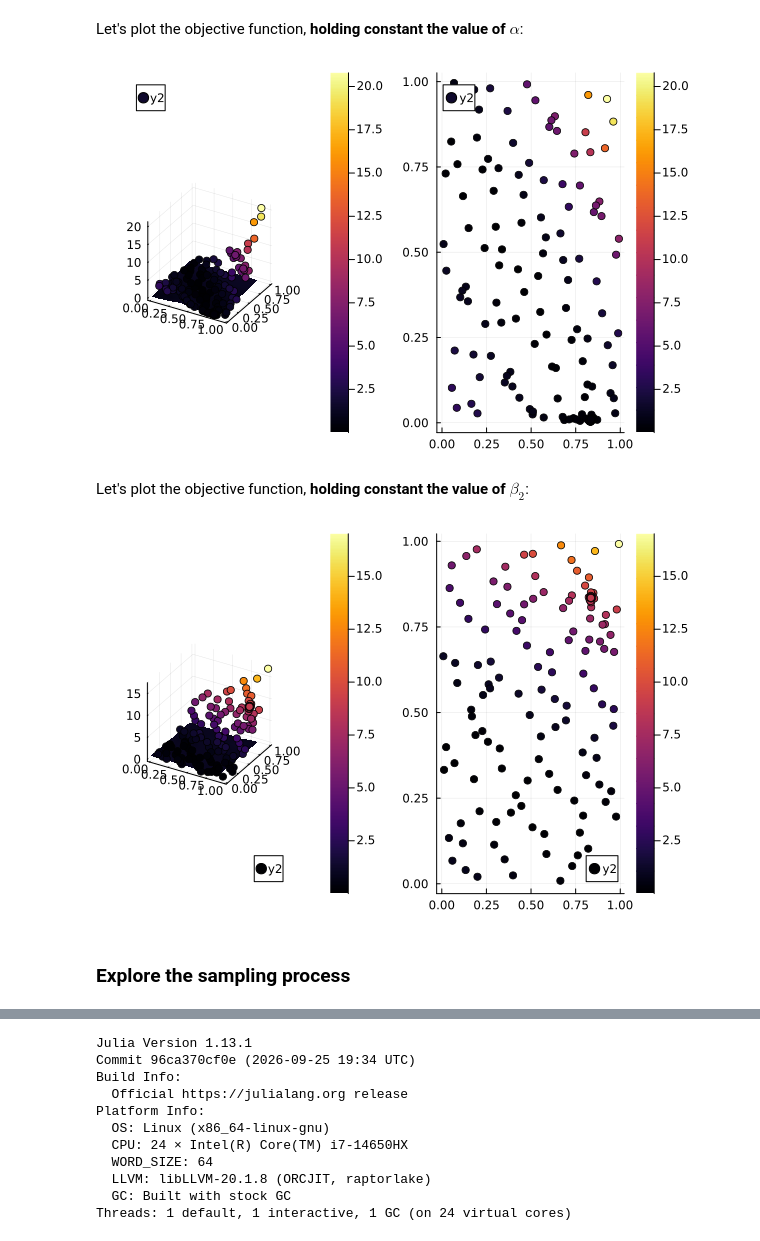
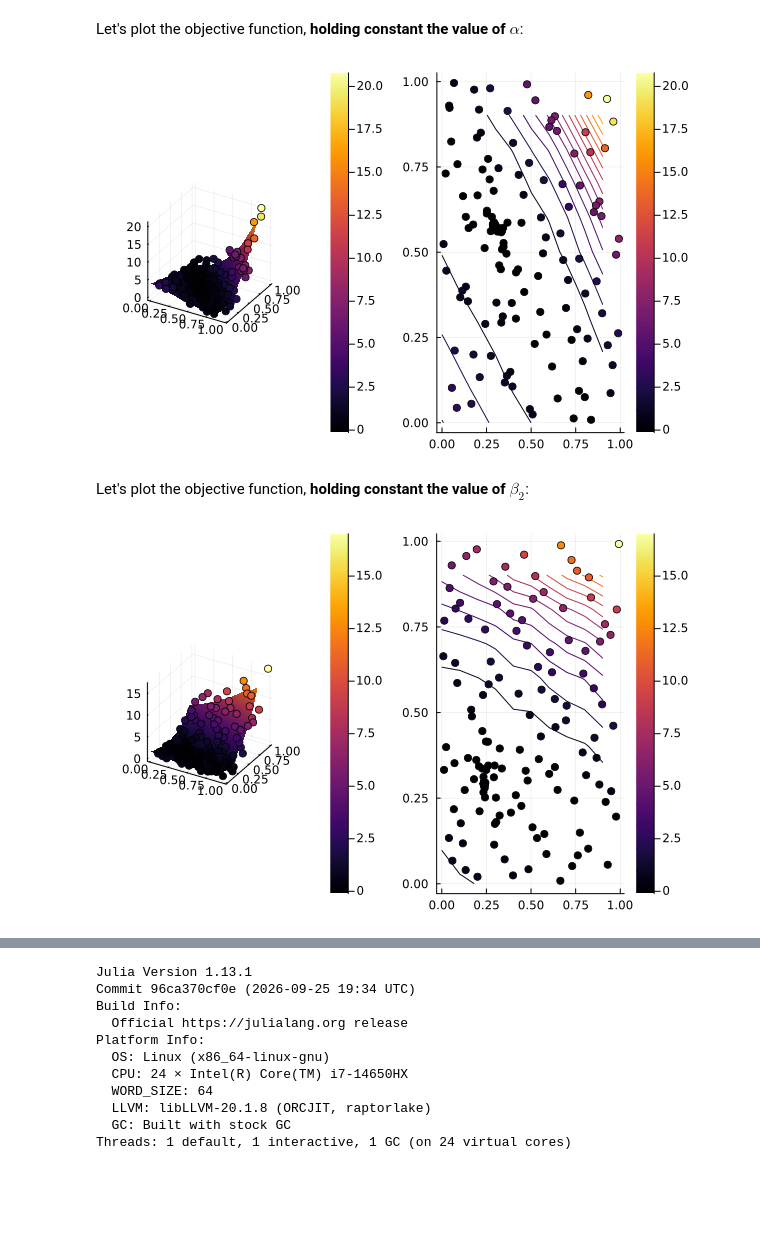
Before and after one commit to JulienPascal/MSM.jl, a Jupyter notebook: notebooks/Surrogates.ipynb, the cells around one changed output, grey strips where cells are left out. Cells and saved outputs as stored; diff of their text form; code cells hidden in the pictures; blank space fills up the shorter version.

```diff
--- a/notebooks/Surrogates.ipynb
+++ b/notebooks/Surrogates.ipynb
@@ -162,8 +163,10 @@ size(zs)
 # %% [output]
 (100,)
 # %%
-xs = [xy[1] for xy in xys]
-ys = [xy[2] for xy in xys]
-zs = [xy[3] for xy in xys]
-scatter(xs, ys, zs, zcolor=zs)
+# Sample points in the parameter space, colored by the value of the objective function
+# (zs, computed above, must not be overwritten: it is used to build the surrogate)
+alphas = [xy[1] for xy in xys]
+beta1s = [xy[2] for xy in xys]
+beta2s = [xy[3] for xy in xys]
+scatter(alphas, beta1s, beta2s, zcolor=zs, xlabel="alpha", ylabel="beta1", zlabel="beta2", label="")
 # %% [output]
@@ -208,29 +230,27 @@ Let's plot the objective function, **holding constant the value of $\alpha$**:
 # %%
 
 p1 = plot(collect(lower_bound[2]:0.1:upper_bound[2]), collect(lower_bound[3]:0.1:upper_bound[3]), (x, y) -> kriging_surrogate([alpha0 x y]), linetype=:surface)
-xs = [xy[2] for xy in xys]
-ys = [xy[3] for xy in xys]
-gg(x) = g([alpha0; x[2]; x[3]])
-zs = gg.(xys)
-scatter!(xs, ys, zs, marker_z=zs)
+beta1s = [xy[2] for xy in xys]
+beta2s = [xy[3] for xy in xys]
+g_alpha0(x) = g([alpha0; x[2]; x[3]]) #objective, holding alpha at its true value
+zs_alpha0 = g_alpha0.(xys)
+scatter!(beta1s, beta2s, zs_alpha0, marker_z=zs_alpha0, label="")
 p2 = contour(collect(lower_bound[2]:0.1:upper_bound[2]), collect(lower_bound[3]:0.1:upper_bound[3]), (x, y) -> kriging_surrogate([alpha0 x y]))
-scatter!(xs, ys, marker_z=zs)
+scatter!(beta1s, beta2s, marker_z=zs_alpha0, label="")
 plot(p1, p2)
 # %% [output]
-[figure, old version]
+[figure, new version]
 # %% [markdown]
 Let's plot the objective function, **holding constant the value of $\beta_2$**:
 # %%
 p1 = plot(collect(lower_bound[1]:0.1:upper_bound[1]), collect(lower_bound[2]:0.1:upper_bound[2]), (x, y) -> kriging_surrogate([x y beta0[2]]), linetype=:surface)
-xs = [xy[1] for xy in xys]
-ys = [xy[2] for xy in xys]
-gg(x) = g([x[1]; x[2]; beta0[2]])
-zs = gg.(xys)
-scatter!(xs, ys, zs, marker_z=zs)
+alphas = [xy[1] for xy in xys]
+beta1s = [xy[2] for xy in xys]
+g_beta2(x) = g([x[1]; x[2]; beta0[2]]) #objective, holding beta2 at its true value
+zs_beta2 = g_beta2.(xys)
+scatter!(alphas, beta1s, zs_beta2, marker_z=zs_beta2, label="")
 p2 = contour(collect(lower_bound[1]:0.1:upper_bound[1]), collect(lower_bound[2]:0.1:upper_bound[2]), (x, y) -> kriging_surrogate([x y beta0[2]]))
-scatter!(xs, ys, marker_z=zs)
+scatter!(alphas, beta1s, marker_z=zs_beta2, label="")
 plot(p1, p2)
 # %% [output]
-[figure, old version]
+[figure, new version]
-# %% [markdown]
-### Explore the sampling process
```
Also changed, not shown: parts of 12 cells of this notebook, 10 other files.
